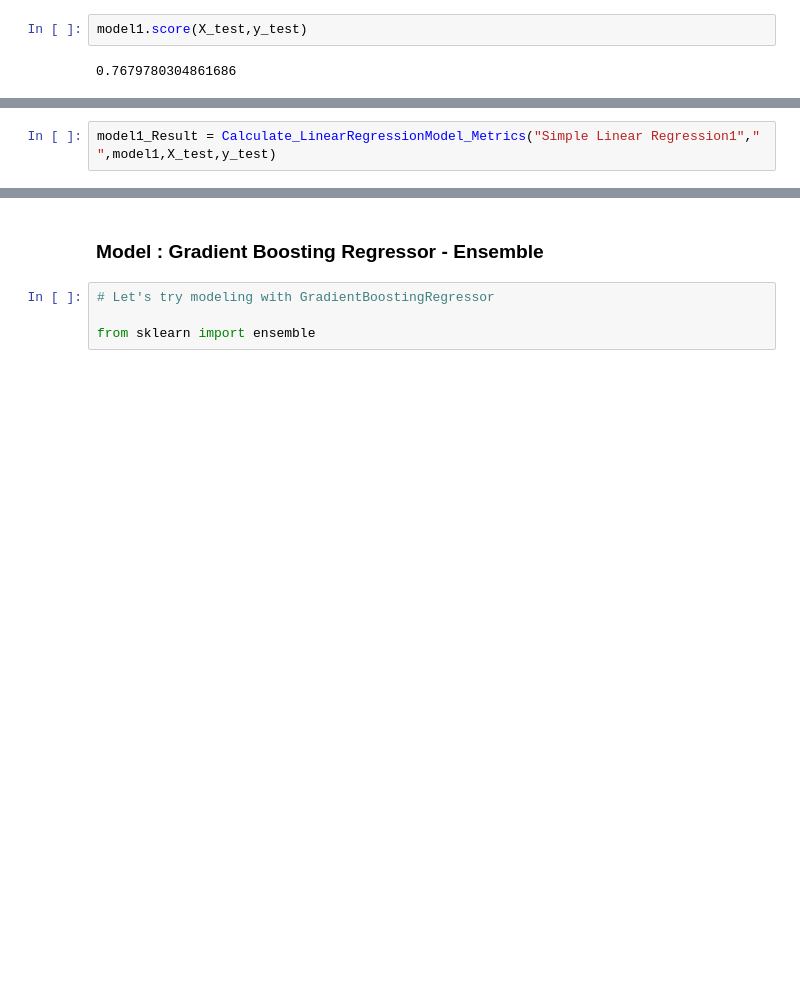
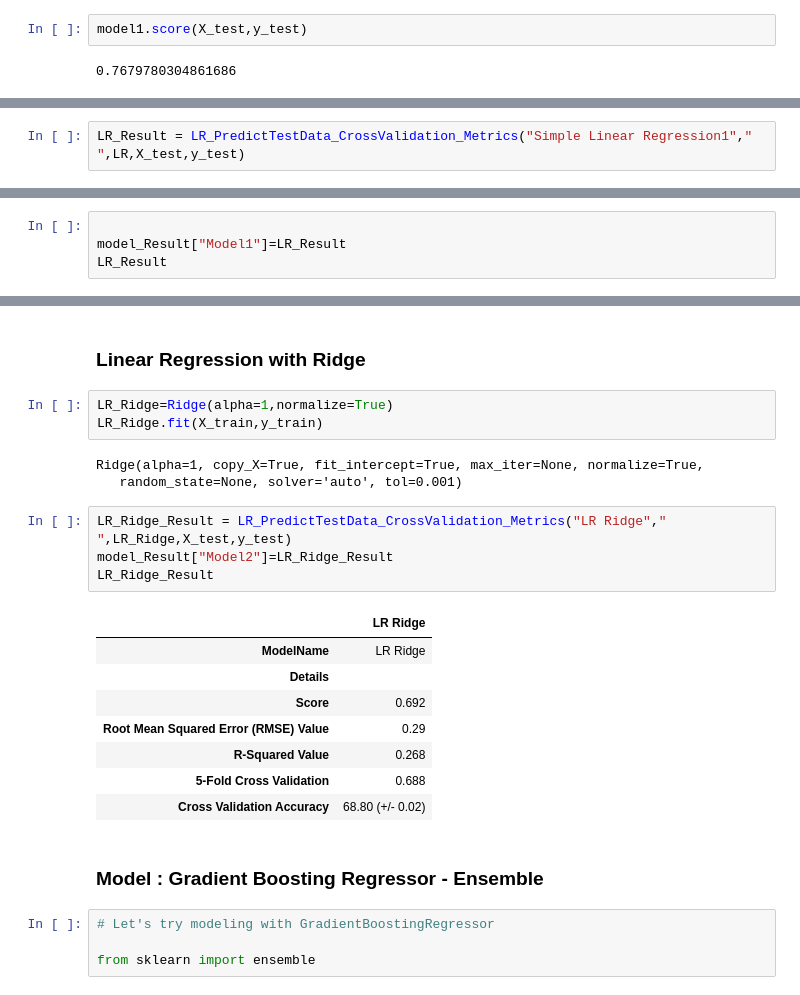
Before and after one commit to GreatLearningAIML1/bangalore-feb-batch-krishnakarthi, a Jupyter notebook: Projects/R5_Featurization Model selection and Tuning/Featurization Model selection and Tuning_R5_PredictHousePrices.ipynb, the cells around one changed output, grey strips where cells are left out. Drawn from its saved outputs; the diff is of its cells as text; blank space fills up the shorter version.

```diff
--- a/Projects/R5_Featurization Model selection and Tuning/Featurization Model selection and Tuning_R5_PredictHousePrices.ipynb
+++ b/Projects/R5_Featurization Model selection and Tuning/Featurization Model selection and Tuning_R5_PredictHousePrices.ipynb
@@ -628,4 +638,4 @@ def Calculate_LinearRegressionModel_Metrics(modealName,modealDetails,model,xTest
 
     return model_Result
 # %%
-model1_Result = Calculate_LinearRegressionModel_Metrics("Simple Linear Regression1"," ",model1,X_test,y_test)
+LR_Result = LR_PredictTestData_CrossValidation_Metrics("Simple Linear Regression1"," ",LR,X_test,y_test)
@@ -642,0 +642,4 @@ model1_Result
+# %%
+
+model_Result["Model1"]=LR_Result
+LR_Result
@@ -643,3 +655,24 @@ model1_Result
+# %% [markdown]
+### Linear Regression with Ridge
+# %%
+LR_Ridge=Ridge(alpha=1,normalize=True)
+LR_Ridge.fit(X_train,y_train)
+# %% [output]
+Ridge(alpha=1, copy_X=True, fit_intercept=True, max_iter=None, normalize=True,
+   random_state=None, solver='auto', tol=0.001)
+# %%
+LR_Ridge_Result = LR_PredictTestData_CrossValidation_Metrics("LR Ridge"," ",LR_Ridge,X_test,y_test)
+model_Result["Model2"]=LR_Ridge_Result
+LR_Ridge_Result
+# %% [output]
+|  | LR Ridge |
+| ModelName | LR Ridge |
+| Details |  |
+| Score | 0.692 |
+| Root Mean Squared Error (RMSE) Value | 0.29 |
+| R-Squared Value | 0.268 |
+| 5-Fold Cross Validation | 0.688 |
+| Cross Validation Accuracy | 68.80 (+/- 0.02) |
 # %% [markdown]
 ### Model : Gradient Boosting Regressor - Ensemble
 # %%
```
Also changed, not shown: parts of 31 cells of this notebook.
